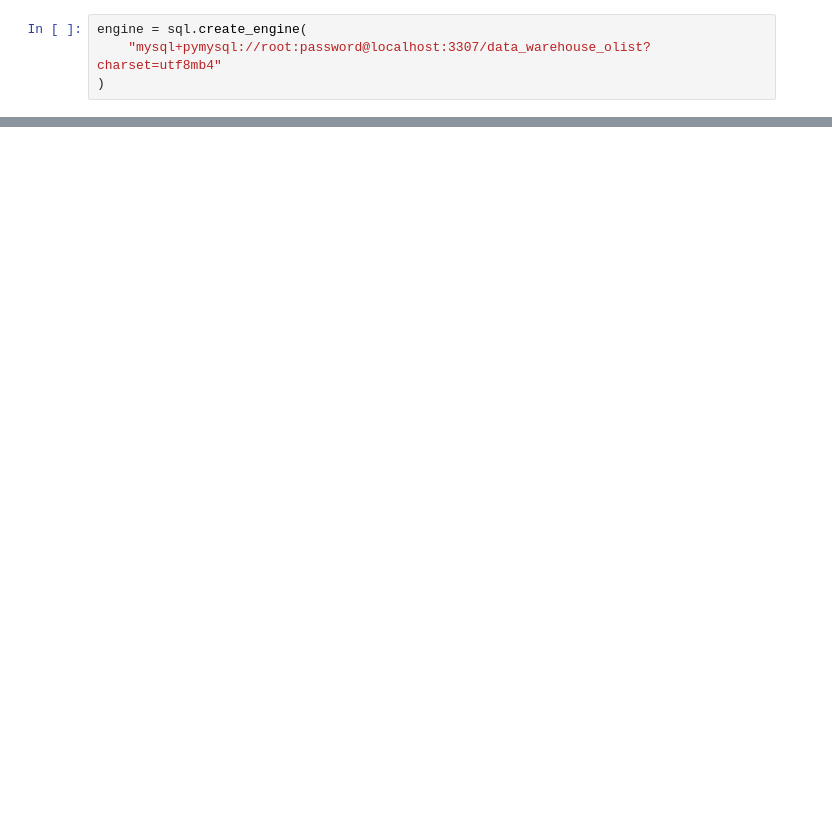
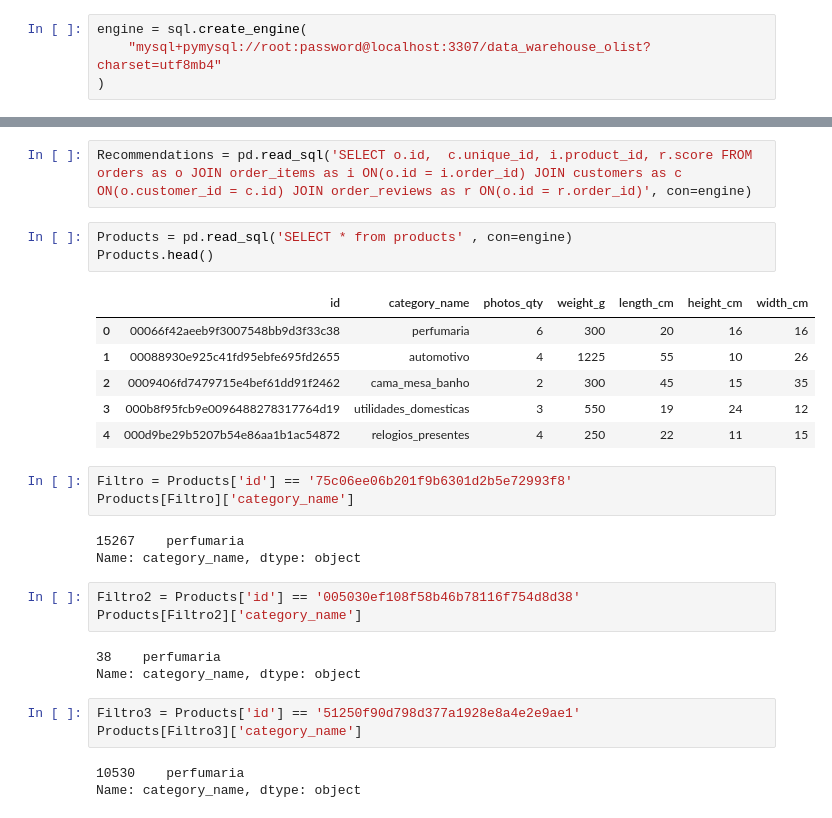
Before and after one commit to agusdm97/PF-DTS05-E-COMMERCE-OLIST, a Jupyter notebook: machine_learning/ml_recomendacion.ipynb, the cells around one changed output, grey strips where cells are left out. Cells and saved outputs as stored; diff of their text form; blank space fills up the shorter version.

Commit message:
modelo filtro colaborativo

```diff
--- a/machine_learning/ml_recomendacion.ipynb
+++ b/machine_learning/ml_recomendacion.ipynb
@@ -27,0 +326,30 @@ memory usage: 5.2+ MB
+# %%
+Recommendations = pd.read_sql('SELECT o.id,  c.unique_id, i.product_id, r.score FROM orders as o JOIN order_items as i ON(o.id = i.order_id) JOIN customers as c ON(o.customer_id = c.id) JOIN order_reviews as r ON(o.id = r.order_id)', con=engine)
+# %%
+Products = pd.read_sql('SELECT * from products' , con=engine)
+Products.head()
+# %% [output]
+|  | id | category_name | photos_qty | weight_g | length_cm | height_cm | width_cm |
+| 0 | 00066f42aeeb9f3007548bb9d3f33c38 | perfumaria | 6 | 300 | 20 | 16 | 16 |
+| 1 | 00088930e925c41fd95ebfe695fd2655 | automotivo | 4 | 1225 | 55 | 10 | 26 |
+| 2 | 0009406fd7479715e4bef61dd91f2462 | cama_mesa_banho | 2 | 300 | 45 | 15 | 35 |
+| 3 | 000b8f95fcb9e0096488278317764d19 | utilidades_domesticas | 3 | 550 | 19 | 24 | 12 |
+| 4 | 000d9be29b5207b54e86aa1b1ac54872 | relogios_presentes | 4 | 250 | 22 | 11 | 15 |
+# %%
+Filtro = Products['id'] == '75c06ee06b201f9b6301d2b5e72993f8'
+Products[Filtro]['category_name']
+# %% [output]
+15267    perfumaria
+Name: category_name, dtype: object
+# %%
+Filtro2 = Products['id'] == '005030ef108f58b46b78116f754d8d38'
+Products[Filtro2]['category_name']
+# %% [output]
+38    perfumaria
+Name: category_name, dtype: object
+# %%
+Filtro3 = Products['id'] == '51250f90d798d377a1928e8a4e2e9ae1'
+Products[Filtro3]['category_name']
+# %% [output]
+10530    perfumaria
+Name: category_name, dtype: object
```
Also changed, not shown: parts of 45 cells of this notebook.
